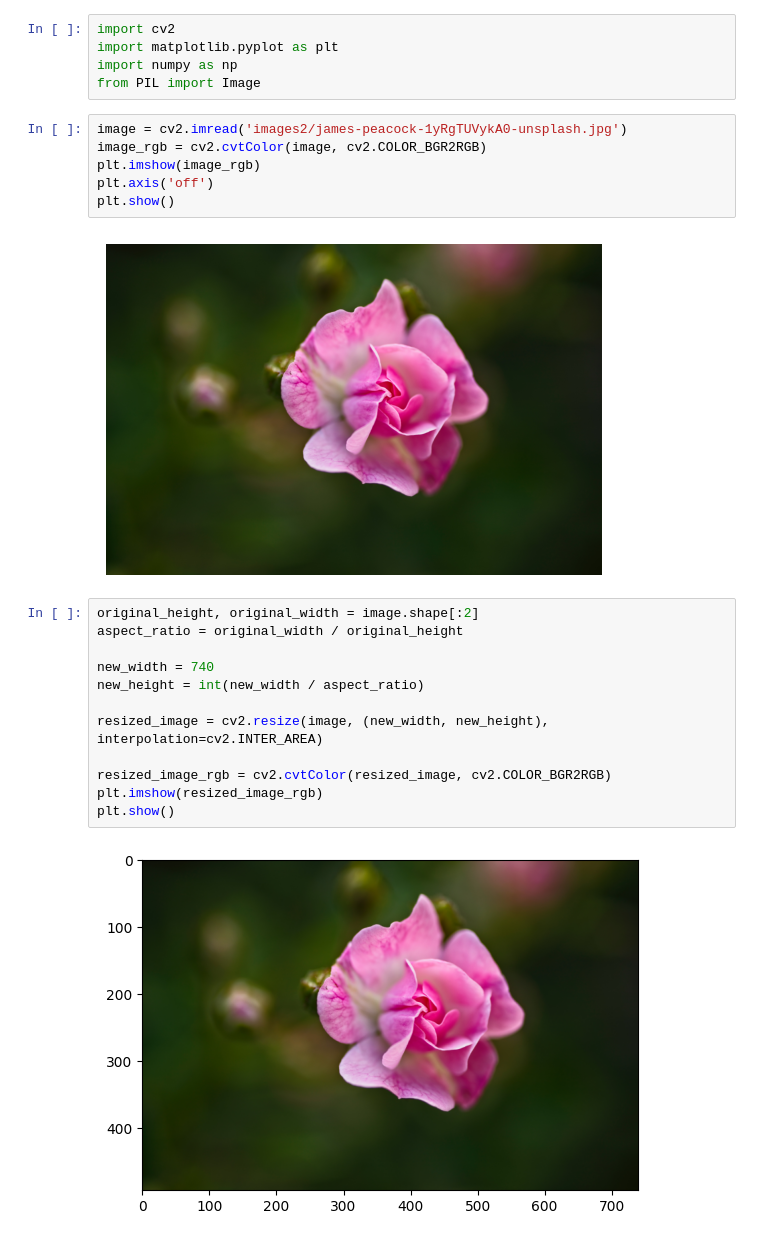
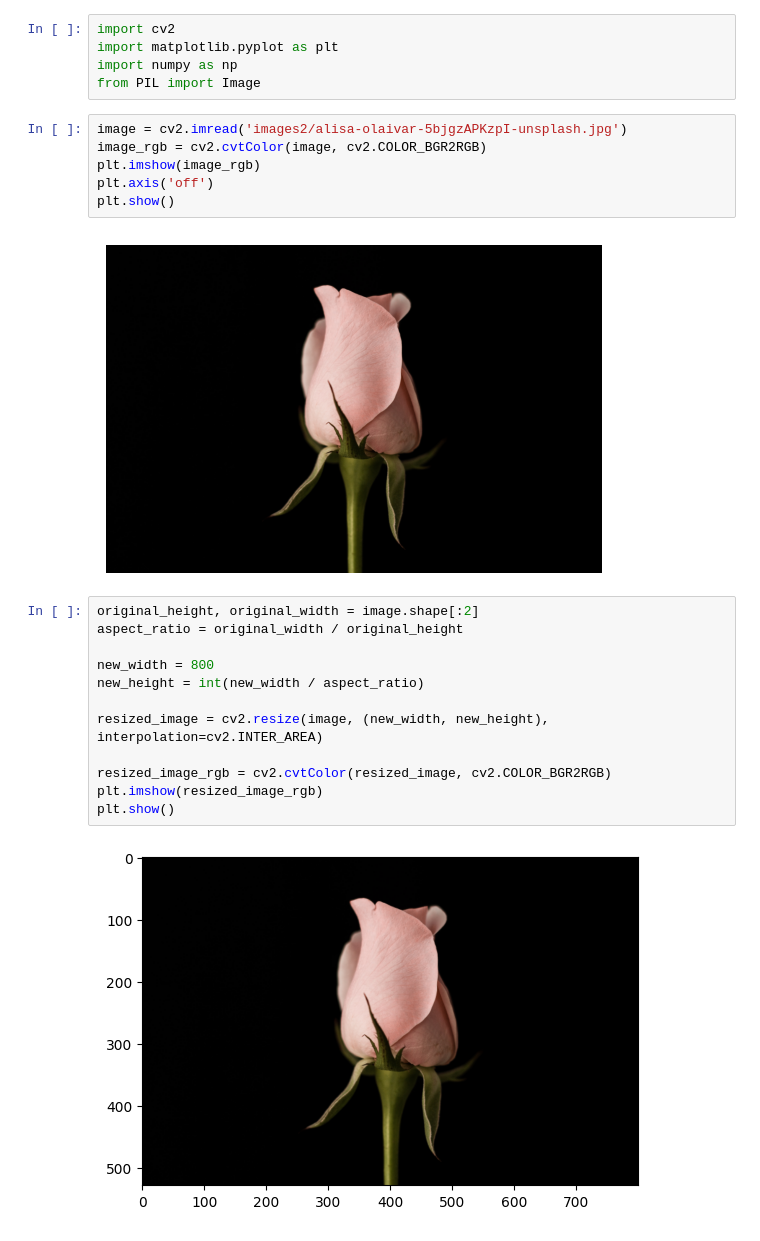
Before and after one commit to Hokure04/ImageProcessing, a Jupyter notebook: Task2_3.ipynb, the cells around one changed output. Cells and saved outputs as stored; diff of their text form.

```diff
--- a/Task2_3.ipynb
+++ b/Task2_3.ipynb
@@ -4,18 +4,18 @@ import matplotlib.pyplot as plt
 import numpy as np
 from PIL import Image
 # %%
-image = cv2.imread('images2/james-peacock-1yRgTUVykA0-unsplash.jpg')
+image = cv2.imread('images2/alisa-olaivar-5bjgzAPKzpI-unsplash.jpg')
 image_rgb = cv2.cvtColor(image, cv2.COLOR_BGR2RGB)
 plt.imshow(image_rgb)
 plt.axis('off')
 plt.show()
 # %% [output]
-[figure, old version]
+[figure, new version]
 # %%
 original_height, original_width = image.shape[:2]
 aspect_ratio = original_width / original_height
 
-new_width = 740
+new_width = 800
 new_height = int(new_width / aspect_ratio)
 
 resized_image = cv2.resize(image, (new_width, new_height), interpolation=cv2.INTER_AREA)
@@ -24,7 +24,7 @@ resized_image_rgb = cv2.cvtColor(resized_image, cv2.COLOR_BGR2RGB)
 plt.imshow(resized_image_rgb)
 plt.show()
 # %% [output]
-[figure, old version]
+[figure, new version]
 # %%
 output_path = "resized_image.jpg"
 Image.fromarray(resized_image_rgb).save(output_path, format='JPEG')
```
Also changed, not shown: parts of 1 cell of this notebook, 48 other files.
